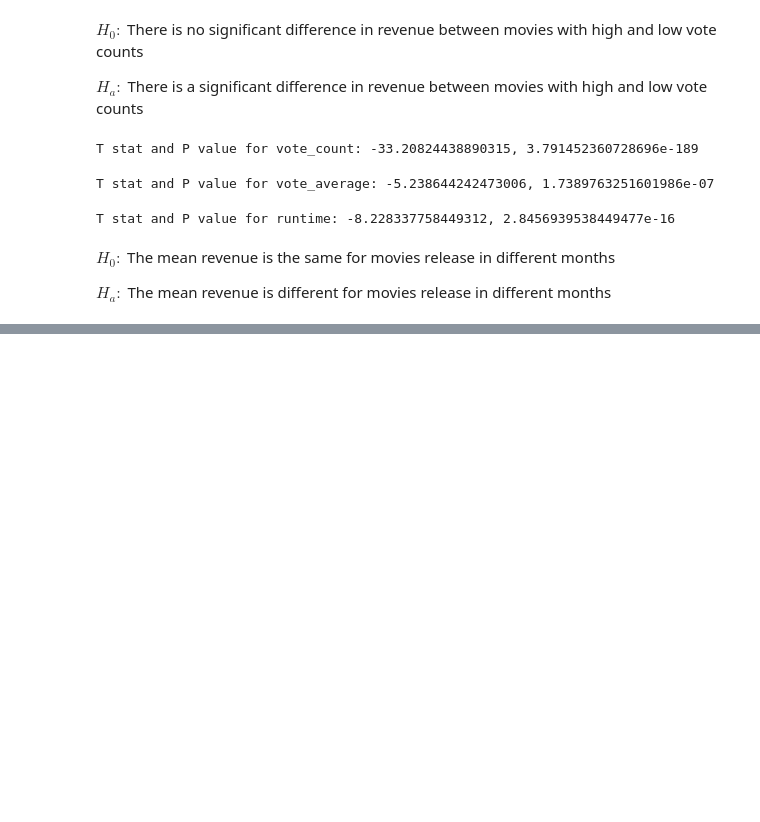
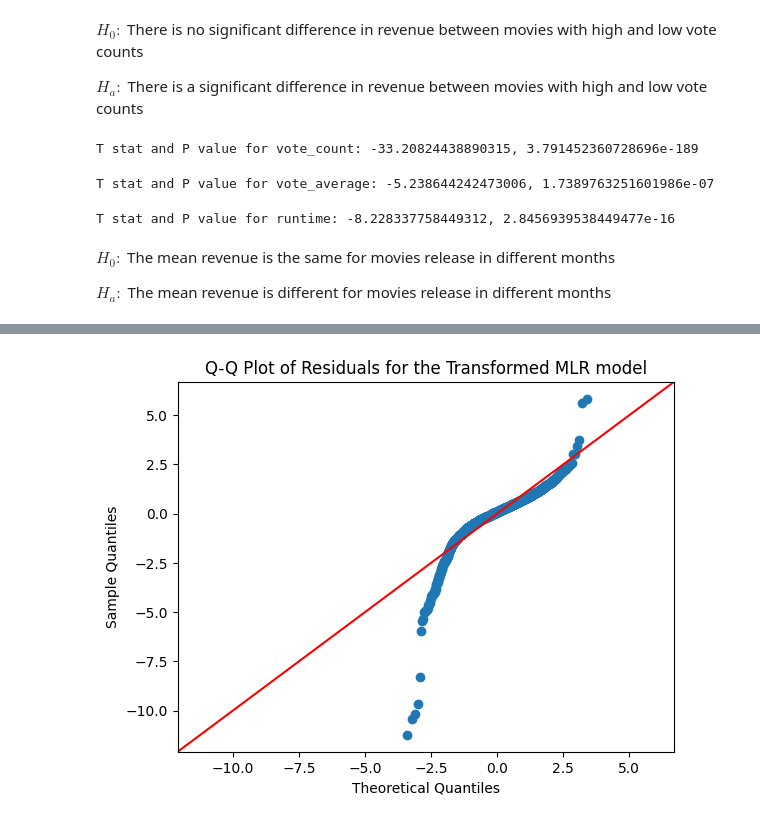
Before and after one commit to AlexMarchini/AAI-500-box-office, a Jupyter notebook: notebooks/box-office-revenue.ipynb, the cells around one changed output, grey strips where cells are left out. Cells and saved outputs as stored; diff of their text form; code cells hidden in the pictures; blank space fills up the shorter version.

```diff
--- a/notebooks/box-office-revenue.ipynb
+++ b/notebooks/box-office-revenue.ipynb
@@ -460,0 +518,10 @@ print('F stat and P value for release month: {}, {}'.format(rm_f_stat, rm_p_valu
+# %%
+all_movies_data['log_revenue'] = np.log(all_movies_data['revenue'])
+all_movies_data['log_budget'] = np.log(all_movies_data['budget'])
+all_movies_data['log_popularity'] = np.log(all_movies_data['popularity'])
+all_movies_data['log_vote_count'] = np.log1p(all_movies_data['vote_count'])
+
+transformed_mlr_formula = 'log_revenue ~ log_budget + log_vote_count'
+transformed_mlr_model = smf.ols(formula=transformed_mlr_formula, data=all_movies_data).fit()
+
+transformed_mlr_model.summary()
@@ -460,0 +549,12 @@ print('F stat and P value for release month: {}, {}'.format(rm_f_stat, rm_p_valu
+# %%
+# Check residuals of the model
+transformed_residuals = transformed_mlr_model.resid
+
+sm.qqplot(transformed_residuals, line='45', fit=True)
+plt.title('Q-Q Plot of Residuals for the Transformed MLR model')
+plt.xlabel('Theoretical Quantiles')
+plt.ylabel('Sample Quantiles')
+
+plt.show()
+# %% [output]
+[figure, added]
```
Also changed, not shown: parts of 11 cells of this notebook.
